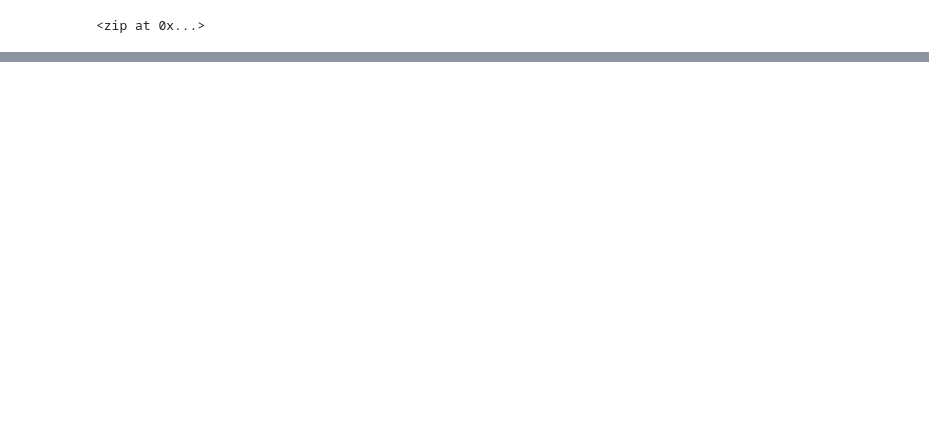
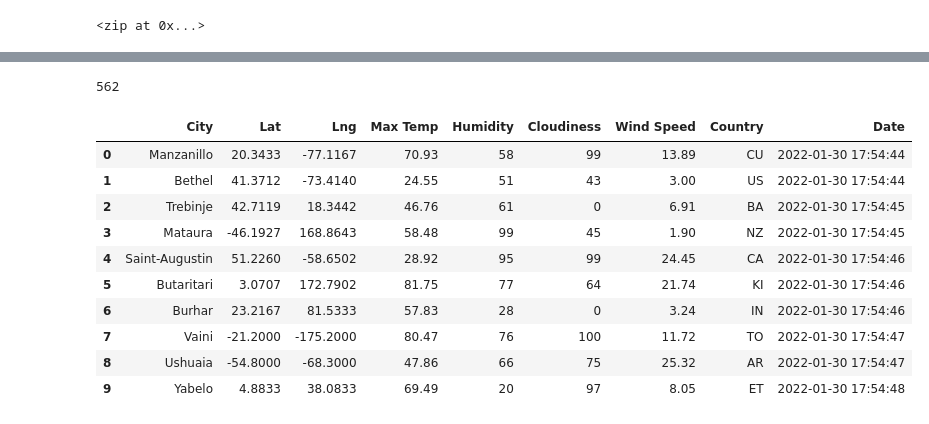
Before and after one commit to swathy84/World_Weather_Analysis, a Jupyter notebook: WeatherPy.ipynb, the cells around one changed output, grey strips where cells are left out. Drawn from its saved outputs; the diff is of its cells as text; code cells hidden in the pictures; blank space fills up the shorter version.

```diff
--- a/WeatherPy.ipynb
+++ b/WeatherPy.ipynb
@@ -76,0 +84,3 @@ len(cities)
+# %%
+#build the url for the OpenWEatherMap with weather_api_key  and add to the url
+url = "http://api.openweathermap.org/data/2.5/weather?units=Imperial&APPID=" + weather_api_key
@@ -76,0 +190,21 @@ len(cities)
+# %%
+print(len(city_data))
+# %% [output]
+562
+# %%
+# Convert the array of dictionaries to a Pandas DataFrame.
+city_data_df = pd.DataFrame(city_data)
+city_data_df.head(10)
+#city_data_df.columns
+# %% [output]
+|  | City | Lat | Lng | Max Temp | Humidity | Cloudiness | Wind Speed | Country | Date |
+| 0 | Manzanillo | 20.3433 | -77.1167 | 70.93 | 58 | 99 | 13.89 | CU | 2022-01-30 17:54:44 |
+| 1 | Bethel | 41.3712 | -73.4140 | 24.55 | 51 | 43 | 3.00 | US | 2022-01-30 17:54:44 |
+| 2 | Trebinje | 42.7119 | 18.3442 | 46.76 | 61 | 0 | 6.91 | BA | 2022-01-30 17:54:45 |
+| 3 | Mataura | -46.1927 | 168.8643 | 58.48 | 99 | 45 | 1.90 | NZ | 2022-01-30 17:54:45 |
+| 4 | Saint-Augustin | 51.2260 | -58.6502 | 28.92 | 95 | 99 | 24.45 | CA | 2022-01-30 17:54:46 |
+| 5 | Butaritari | 3.0707 | 172.7902 | 81.75 | 77 | 64 | 21.74 | KI | 2022-01-30 17:54:46 |
+| 6 | Burhar | 23.2167 | 81.5333 | 57.83 | 28 | 0 | 3.24 | IN | 2022-01-30 17:54:46 |
+| 7 | Vaini | -21.2000 | -175.2000 | 80.47 | 76 | 100 | 11.72 | TO | 2022-01-30 17:54:47 |
+| 8 | Ushuaia | -54.8000 | -68.3000 | 47.86 | 66 | 75 | 25.32 | AR | 2022-01-30 17:54:47 |
+| 9 | Yabelo | 4.8833 | 38.0833 | 69.49 | 20 | 97 | 8.05 | ET | 2022-01-30 17:54:48 |
```
Also changed, not shown: parts of 9 cells of this notebook, 4 other files.
